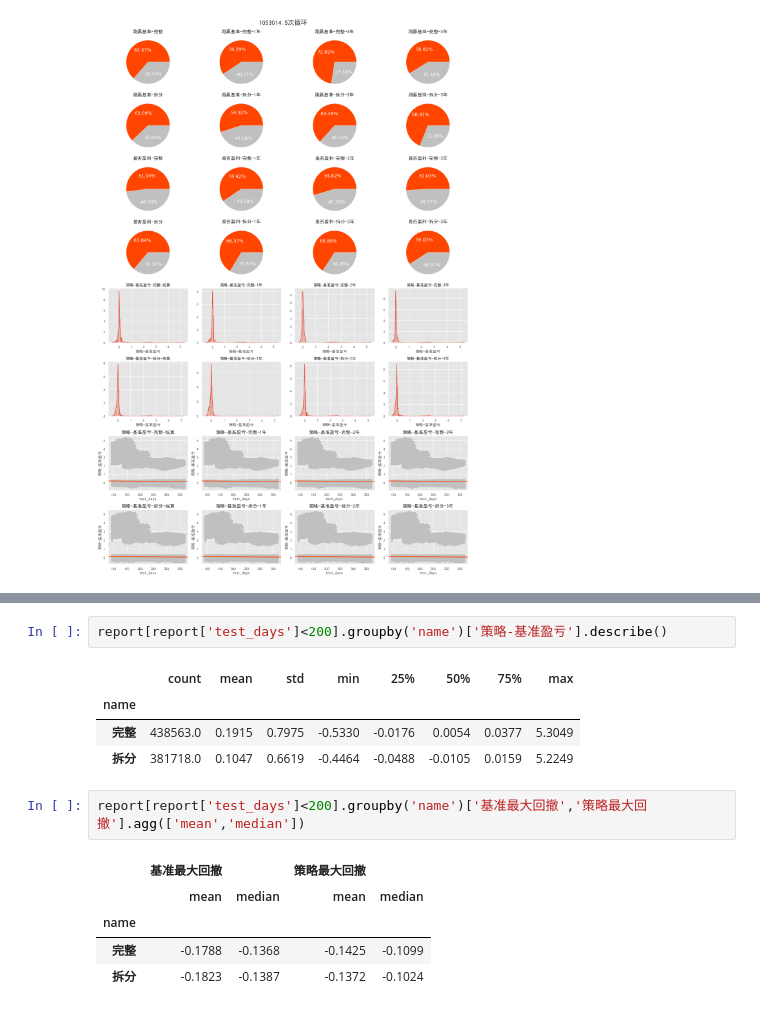
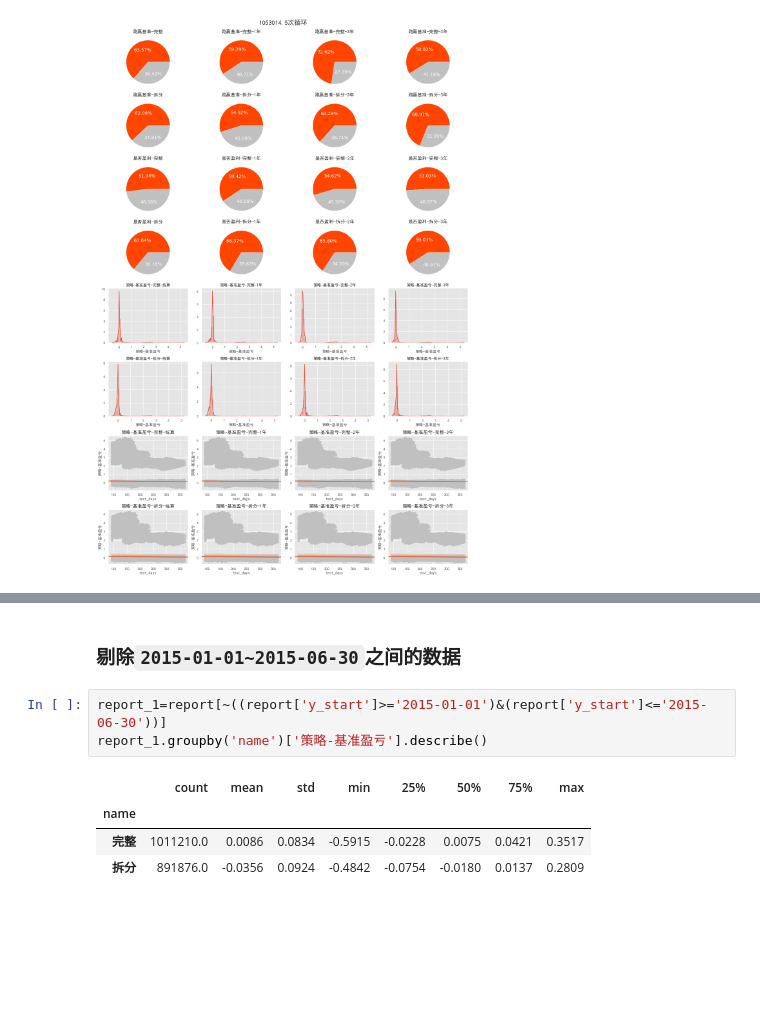
Before and after one commit to GuQiangJS/gquant-example, a Jupyter notebook: 周内效应/ETF-周内效应-510500.ipynb, the cells around one changed output, grey strips where cells are left out. Cells and saved outputs as stored; diff of their text form; blank space fills up the shorter version.

```diff
--- a/周内效应/ETF-周内效应-510500.ipynb
+++ b/周内效应/ETF-周内效应-510500.ipynb
@@ -201,15 +204,10 @@ sns.relplot(data=report.reset_index(), x="test_days", y="策略-基准盈亏", h
-# %%
-report[report['test_days']<200].groupby('name')['策略-基准盈亏'].describe()
-# %% [output]
-|  | count | mean | std | min | 25% | 50% | 75% | max |
-| name |  |  |  |  |  |  |  |  |
-| 完整 | 438563.0 | 0.1915 | 0.7975 | -0.5330 | -0.0176 | 0.0054 | 0.0377 | 5.3049 |
-| 拆分 | 381718.0 | 0.1047 | 0.6619 | -0.4464 | -0.0488 | -0.0105 | 0.0159 | 5.2249 |
-# %%
-report[report['test_days']<200].groupby('name')['基准最大回撤','策略最大回撤'].agg(['mean','median'])
-# %% [output]
-|  | 基准最大回撤 |  | 策略最大回撤 |  |
-|  | mean | median | mean | median |
-| name |  |  |  |  |
-| 完整 | -0.1788 | -0.1368 | -0.1425 | -0.1099 |
-| 拆分 | -0.1823 | -0.1387 | -0.1372 | -0.1024 |
+# %% [markdown]
+### 剔除`2015-01-01~2015-06-30`之间的数据
+# %%
+report_1=report[~((report['y_start']>='2015-01-01')&(report['y_start']<='2015-06-30'))]
+report_1.groupby('name')['策略-基准盈亏'].describe()
+# %% [output]
+|  | count | mean | std | min | 25% | 50% | 75% | max |
+| name |  |  |  |  |  |  |  |  |
+| 完整 | 1011210.0 | 0.0086 | 0.0834 | -0.5915 | -0.0228 | 0.0075 | 0.0421 | 0.3517 |
+| 拆分 | 891876.0 | -0.0356 | 0.0924 | -0.4842 | -0.0754 | -0.0180 | 0.0137 | 0.2809 |
```
Also changed, not shown: parts of 6 cells of this notebook.
